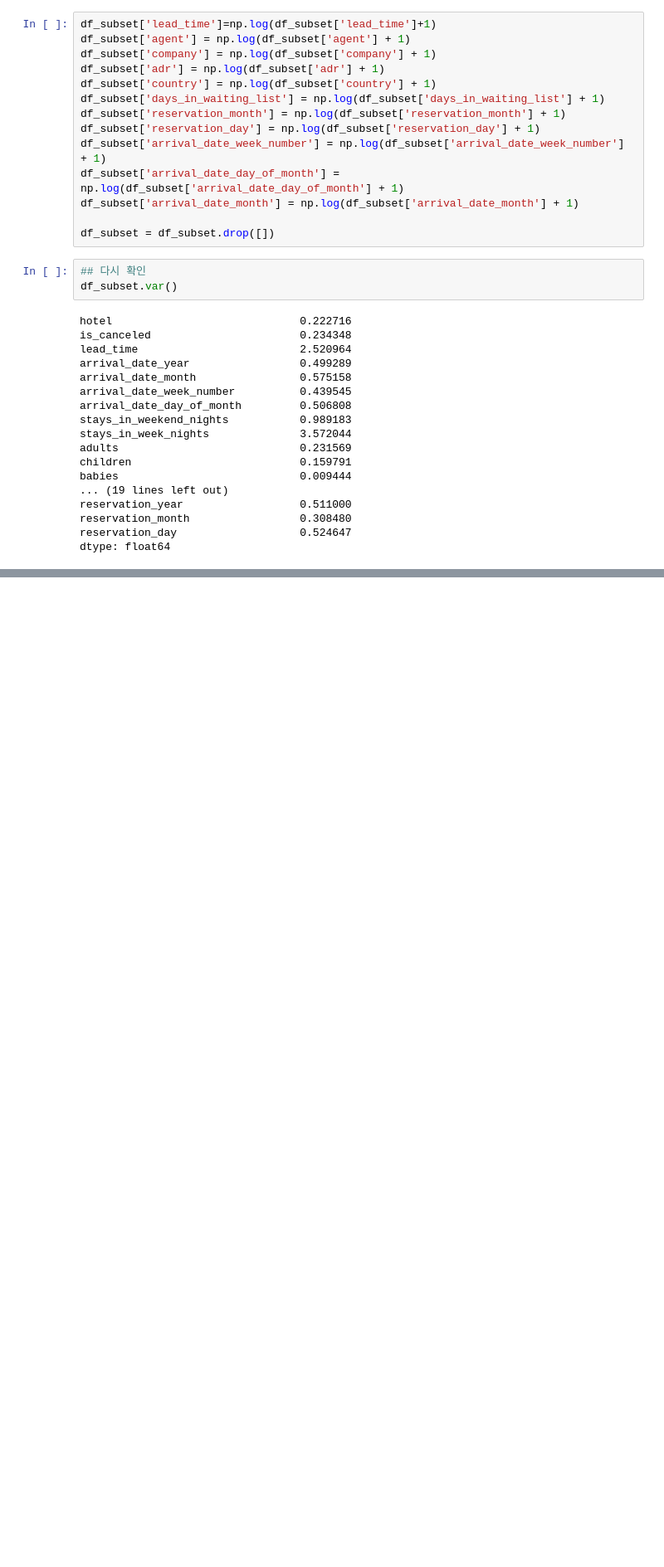
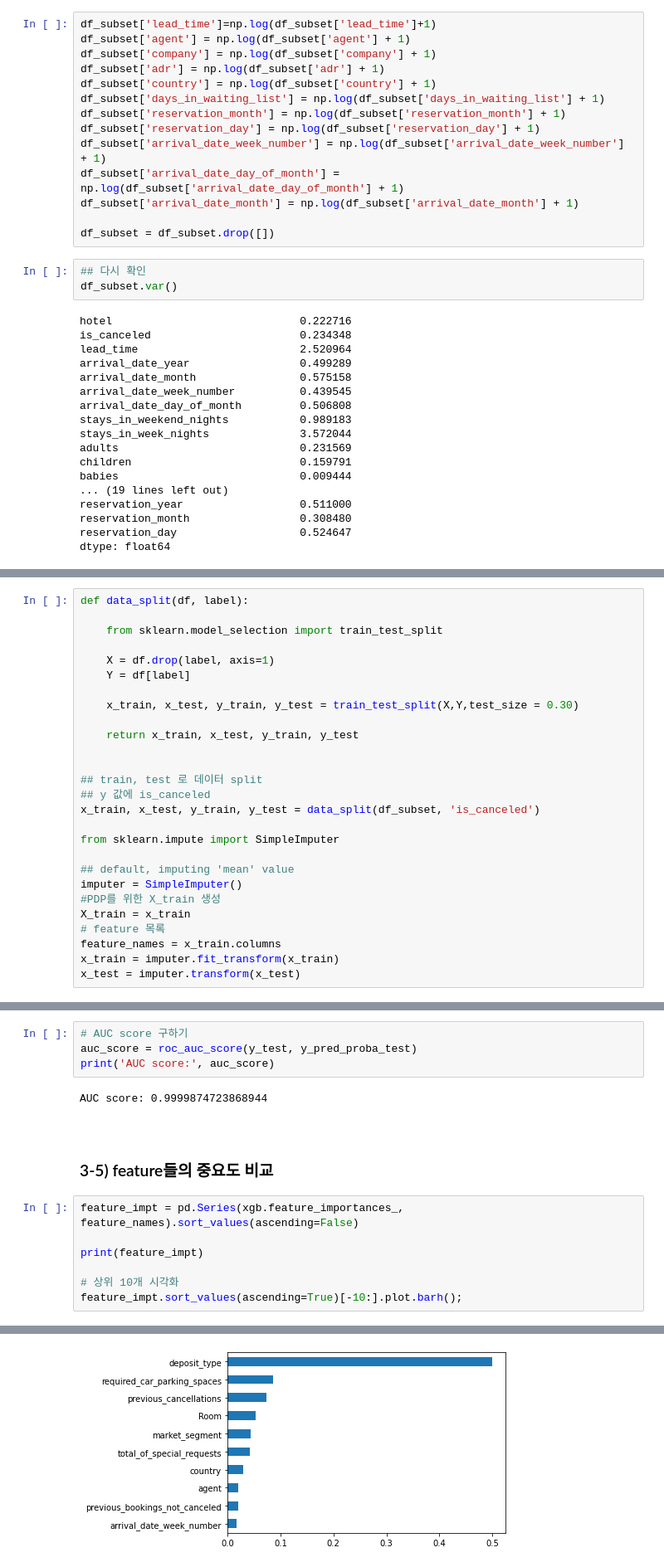
Before and after one commit to wonawonana/cauBigData_HotelBooking, a Jupyter notebook: HotelfirstModel.ipynb, the cells around one changed output, grey strips where cells are left out. Shown: that part at 83% size. Cells and saved outputs as stored; diff of their text form; blank space fills up the shorter version.

```diff
--- a/HotelfirstModel.ipynb
+++ b/HotelfirstModel.ipynb
@@ -422,0 +261,27 @@ models.sort_values(by = 'Score', ascending = False)
+# %%
+def data_split(df, label):
+
+    from sklearn.model_selection import train_test_split
+
+    X = df.drop(label, axis=1)
+    Y = df[label]
+
+    x_train, x_test, y_train, y_test = train_test_split(X,Y,test_size = 0.30)
+
+    return x_train, x_test, y_train, y_test
+
+
+## train, test 로 데이터 split
+## y 값에 is_canceled
+x_train, x_test, y_train, y_test = data_split(df_subset, 'is_canceled')
+
+from sklearn.impute import SimpleImputer
+
+## default, imputing 'mean' value
+imputer = SimpleImputer()
+#PDP를 위한 X_train 생성
+X_train = x_train
+# feature 목록
+feature_names = x_train.columns
+x_train = imputer.fit_transform(x_train)
+x_test = imputer.transform(x_test)
@@ -422,0 +462,18 @@ models.sort_values(by = 'Score', ascending = False)
+# %%
+# AUC score 구하기
+auc_score = roc_auc_score(y_test, y_pred_proba_test)
+print('AUC score:', auc_score)
+# %% [output]
+AUC score: 0.9999874723868944
+# %% [markdown]
+<br/></br>
+
+### 3-5) feature들의 중요도 비교
+# %%
+feature_impt = pd.Series(xgb.feature_importances_, feature_names).sort_values(ascending=False)
+
+print(feature_impt)
+
+# 상위 10개 시각화
+feature_impt.sort_values(ascending=True)[-10:].plot.barh();
+# %% [output]
@@ -422,0 +497 @@ models.sort_values(by = 'Score', ascending = False)
+[figure, added]
```
Also changed, not shown: parts of 56 cells of this notebook.
